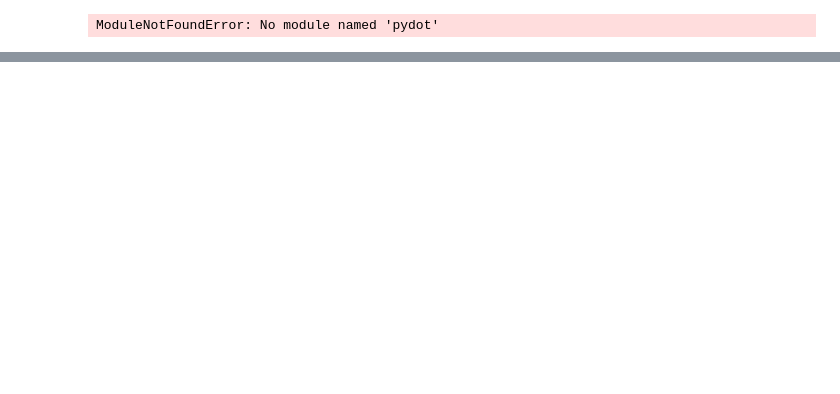
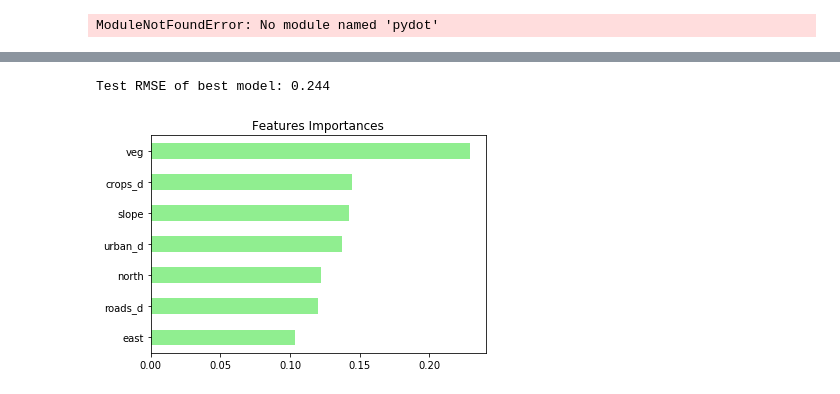
Before and after one commit to mirkodandrea/liguria-fire-susceptibility, a Jupyter notebook: Random Forest Liguria.ipynb, the cells around one changed output, grey strips where cells are left out. Cells and saved outputs as stored; diff of their text form; code cells hidden in the pictures; blank space fills up the shorter version.

```diff
--- a/Random Forest Liguria.ipynb
+++ b/Random Forest Liguria.ipynb
@@ -385,4 +420,3 @@ RandomForestClassifier(bootstrap=True, class_weight=None, criterion='gini',
 # %%
-variables = data_dict.keys()
 print(pd.DataFrame([variables, clf.feature_importances_]))
 # %% [output]
@@ -420,0 +457,16 @@ ModuleNotFoundError: No module named 'pydot'
+# %%
+y_train = train_df['fire'].values
+X_train = train_df[variables].values
+# %%
+import pandas as pd
+from sklearn.ensemble import RandomForestClassifier
+from sklearn.model_selection import train_test_split
+# set seed for reproducibility
+SEED = 42
+
+#instantiate a random forest regressor 'rf'
+
+rf = RandomForestClassifier(random_state=SEED)
+# Split the data into 70% train and 30% test X feature layer, y is the target layer)
+
+#X_train, X_test, y_train, y_test = train_test_split(X, y, test_size=0.25, random_state=SEED)
@@ -420,0 +512,34 @@ ModuleNotFoundError: No module named 'pydot'
+# %%
+y_test = test_df['fire'].values
+X_test = test_df[variables].values
+# %%
+
+# Import mean_squared_error from sklearn.metrics as MSE
+from sklearn.metrics import mean_squared_error as MSE
+
+# Extract the best estimator
+best_model = grid_rf.best_estimator_
+
+# Predict test set labels
+y_pred = best_model.predict(X_test)
+
+# Compute rmse_test
+rmse_test = MSE(y_test, y_pred)**(1/2)
+
+# Print rmse_test
+print('Test RMSE of best model: {:.3f}'.format(rmse_test))
+
+# Create a pd.Series of features importances
+importances = pd.Series(data=best_model.feature_importances_,
+                        index=variables) # add the name of the features, maybe it is in the form data.columns?
+
+# Sort importances
+importances_sorted = importances.sort_values()
+
+# Draw a horizontal barplot of importances_sorted
+importances_sorted.plot(kind='barh', color='lightgreen')
+plt.title('Features Importances')
+plt.show()
+# %% [output]
+Test RMSE of best model: 0.244
+[figure, added]
```
Also changed, not shown: parts of 35 cells of this notebook.
